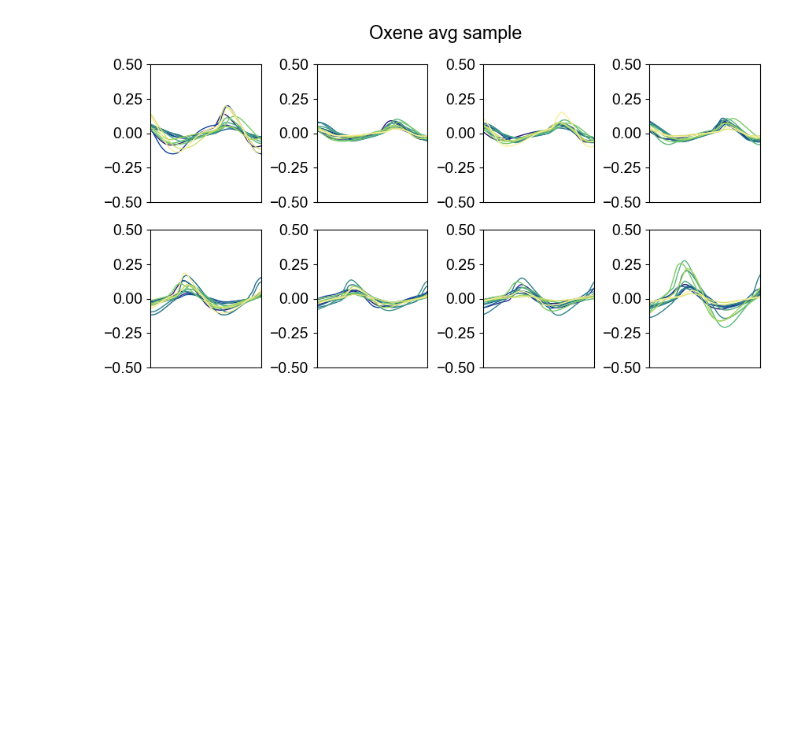
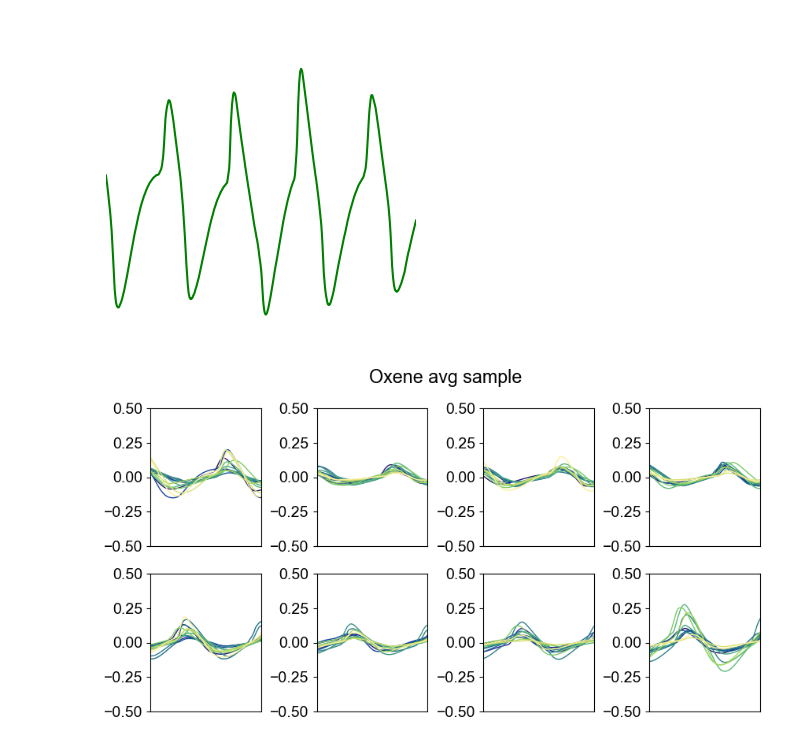
Before and after one commit to BailabUNC/oxene-nn, a Jupyter notebook: preprocessing.ipynb, the cells around one changed output. Cells and saved outputs as stored; diff of their text form; code cells hidden in the pictures; blank space fills up the shorter version.

```diff
--- a/preprocessing.ipynb
+++ b/preprocessing.ipynb
@@ -273,3 +308,13 @@ plt.axis('off')
+# %%
+plt.figure(figsize=(4, 4))
+plt.plot(worker.sig3_[:, 0], c='g')
+plt.xlim(10000, 15000)
+plt.axis('off')
+
+plt.savefig('results/preprocessing/filter_4peak_3rd.png', dpi=600, bbox_inches='tight')
+plt.show()
+# %% [output]
+[figure, added]
 # %%
 colors = Colormap('cmocean:haline')(np.linspace(0, 1, len(workers)))
 
```
Also changed, not shown: parts of 11 cells of this notebook, 3 other files.
